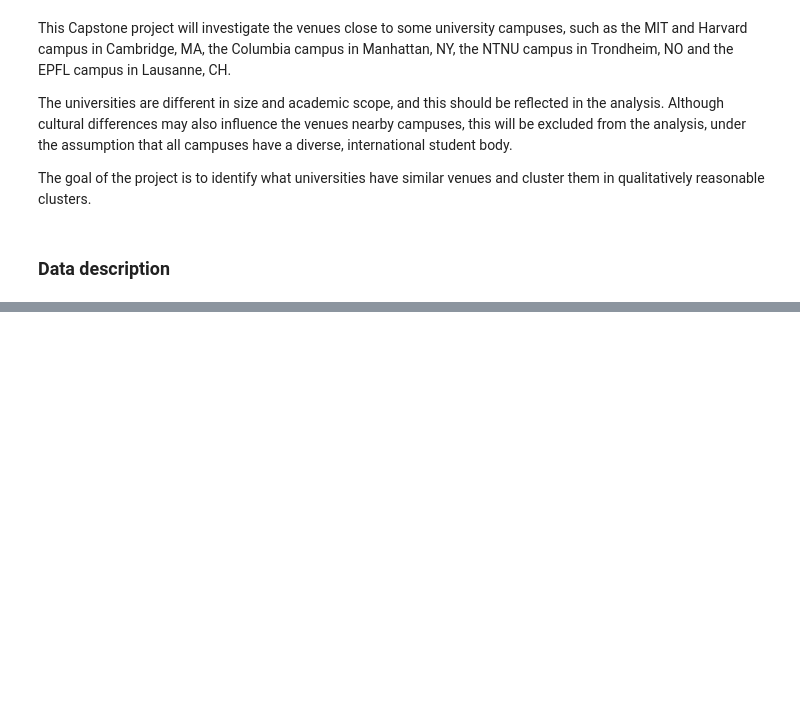
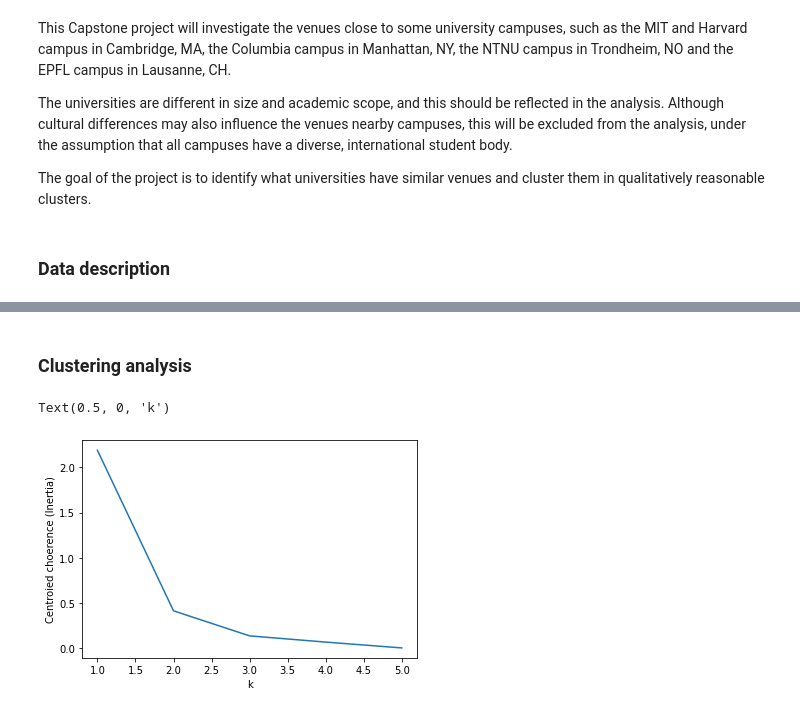
Before and after one commit to martinwilloch/Data-Science, a Jupyter notebook: ibm-ds-capstone.ipynb, the cells around one changed output, grey strips where cells are left out. Cells and saved outputs as stored; diff of their text form; code cells hidden in the pictures; blank space fills up the shorter version.

```diff
--- a/ibm-ds-capstone.ipynb
+++ b/ibm-ds-capstone.ipynb
@@ -25,0 +146,3 @@ Hello Capstone project course!
+# %%
+full_df = venues.join(df.set_index('Campus'), on='Campus')
+full_df
@@ -25,0 +165,15 @@ Hello Capstone project course!
+# %%
+# one hot encoding
+oh_category_df = pd.get_dummies(full_df[['Venue Category']], prefix="", prefix_sep="")
+oh_type_df = pd.get_dummies(full_df[['University type']], prefix="", prefix_sep="")
+
+oh_df = oh_category_df.join(oh_type_df)
+
+# add campus and size columns back to df
+oh_df['Campus'] = full_df['Campus']
+oh_df['Number of students'] = full_df['Number of students']
+
+# rearrange columns
+fixed_columns = [oh_df.columns[-2]] + [oh_df.columns[-1]] + [oh_df.columns[-3]]  + [oh_df.columns[-4]] + list(oh_df.columns[:-4])
+oh_df = oh_df[fixed_columns]
+oh_df
@@ -25,0 +194,11 @@ Hello Capstone project course!
+# %%
+grouped_df = oh_df.groupby('Campus').mean().reset_index()
+
+# Drop technical institute, because university type is in this case a binary variable,
+# thus it is redundant with both University and Technical instiute
+grouped_df = grouped_df.drop('Technical institute', axis=1)
+
+# scale number of students with min-max scaling
+grouped_df['Number of students'] = (grouped_df['Number of students'] - grouped_df['Number of students'].min())/(grouped_df['Number of students'].max() - grouped_df['Number of students'].min())
+
+grouped_df
@@ -25,0 +242,17 @@ Hello Capstone project course!
+# %% [markdown]
+### Clustering analysis
+# %%
+max_k = 5
+elbows = list()
+cluster_df = grouped_df.drop('Campus', axis=1)
+for k in range(max_k):
+    kmeans = KMeans(n_clusters=k+1, random_state=0).fit(cluster_df)
+    elbows.append(kmeans.inertia_)
+# %%
+x = np.arange(max_k)+1
+plt.plot(x, elbows)
+plt.ylabel('Centroied choerence (Inertia)')
+plt.xlabel('k')
+# %% [output]
+Text(0.5, 0, 'k')
+[figure, added]
```
Also changed, not shown: parts of 18 cells of this notebook.
